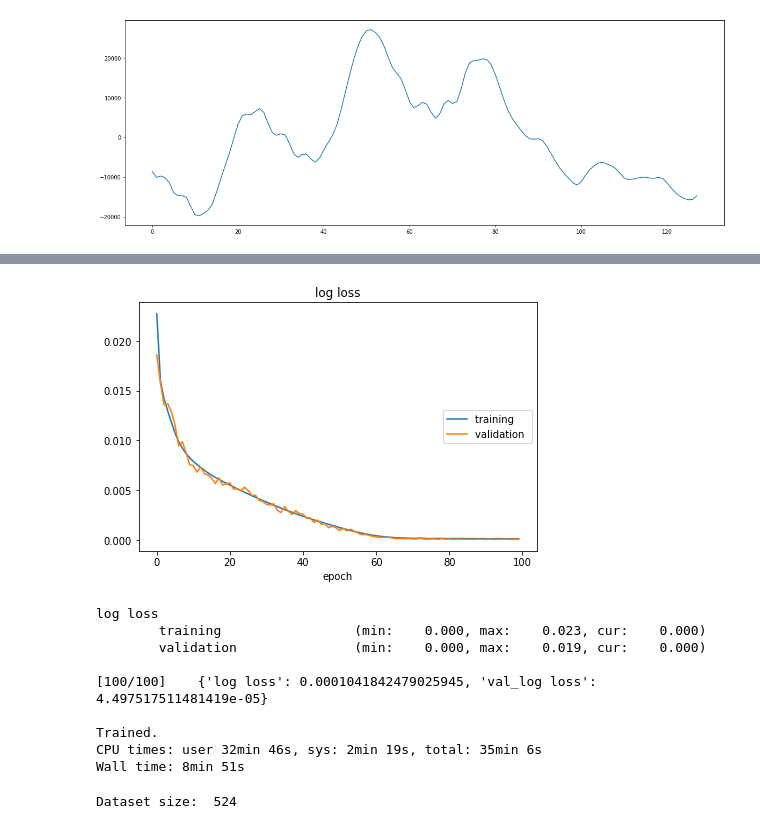
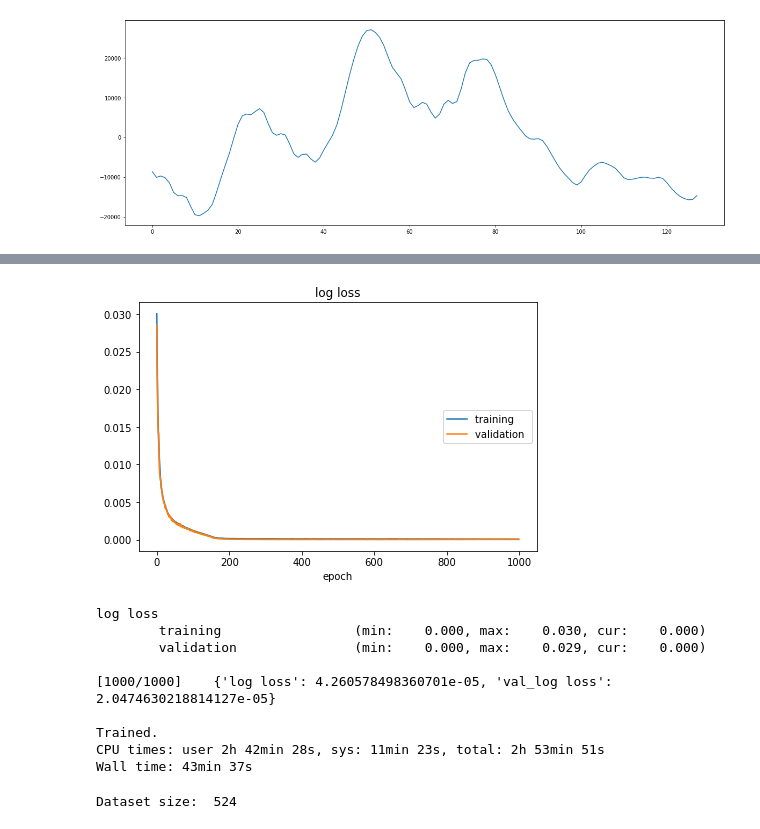
Before and after one commit to Torchun/sound, a Jupyter notebook: notebooks/1_wav_autoencoder.ipynb, the cells around one changed output, grey strips where cells are left out. Drawn from its saved outputs; the diff is of its cells as text; code cells hidden in the pictures.

```diff
--- a/notebooks/1_wav_autoencoder.ipynb
+++ b/notebooks/1_wav_autoencoder.ipynb
@@ -625,21 +629,21 @@ def train_model(model, criterion, optimizer, num_epochs=10):
 torch.cuda.empty_cache()
 model = ConvAutoencoder()
 criterion = torch.nn.MSELoss()
-optimizer = torch.optim.Adam(model.parameters(), lr=0.0001) # [0.001 .. 0.0005 ... 0.0001]
+optimizer = torch.optim.Adam(model.parameters(), lr=0.00003) # [0.001 .. 0.0005 ... 0.0001] 0.001 per 10 epochs & 0.00001 per 1000 epochs
 # %%
 %%time
-train_model(model, criterion, optimizer, num_epochs=100)
+train_model(model, criterion, optimizer, num_epochs=1000)
 # %% [output]
-[figure, old version]
+[figure, new version]
 log loss
-        training                 (min:    0.000, max:    0.023, cur:    0.000)
-        validation               (min:    0.000, max:    0.019, cur:    0.000)
+        training                 (min:    0.000, max:    0.030, cur:    0.000)
+        validation               (min:    0.000, max:    0.029, cur:    0.000)
 
-[100/100]    {'log loss': 0.0001041842479025945, 'val_log loss': 4.497517511481419e-05}
+[1000/1000]    {'log loss': 4.260578498360701e-05, 'val_log loss': 2.0474630218814127e-05}
 
 Trained.
-CPU times: user 32min 46s, sys: 2min 19s, total: 35min 6s
-Wall time: 8min 51s
+CPU times: user 2h 42min 28s, sys: 11min 23s, total: 2h 53min 51s
+Wall time: 43min 37s
 # %%
 validation_dataset = data_from_dir("../data/dataset/test", resample=False) # load already prepared and resampled files
 print("Dataset size: ", len(validation_dataset))
```
Also changed, not shown: parts of 15 cells of this notebook, 7 other files.
